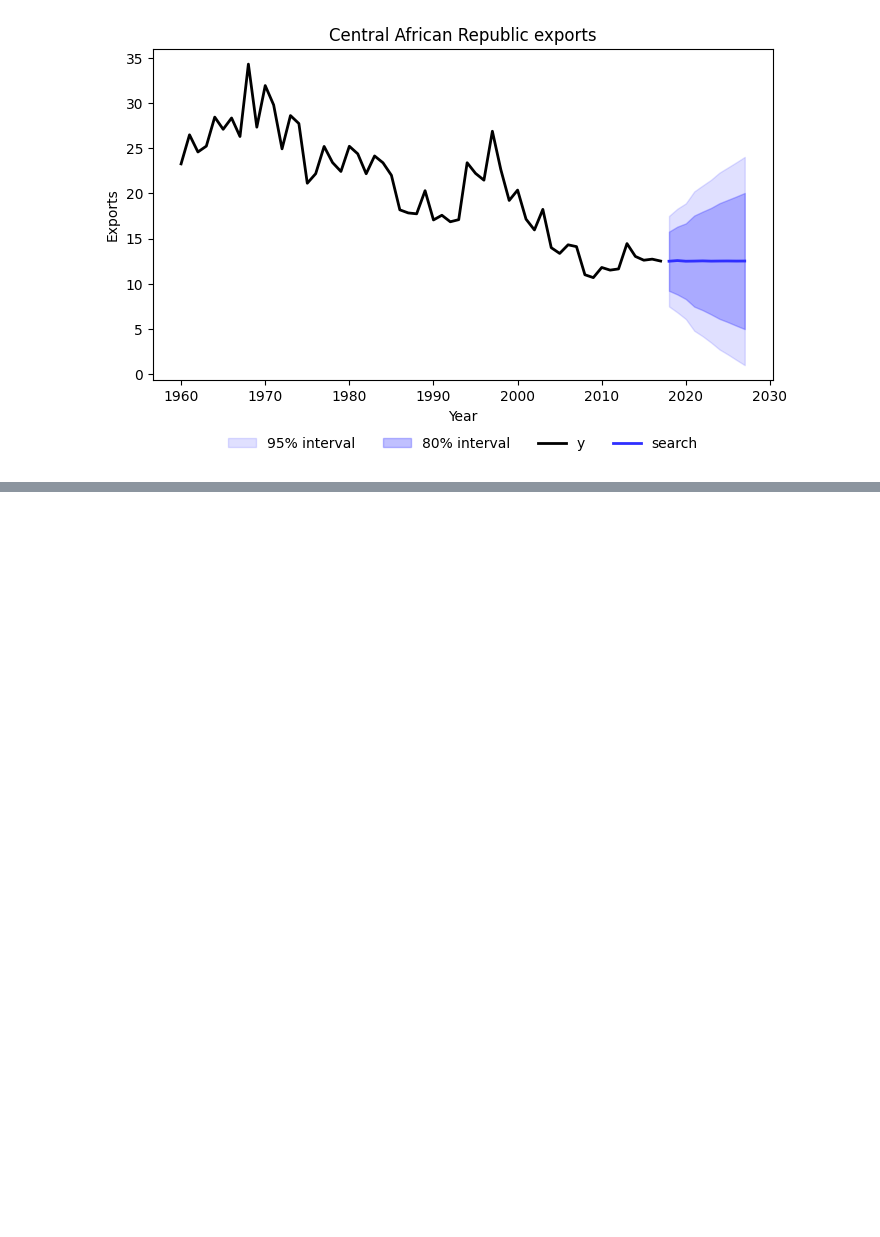
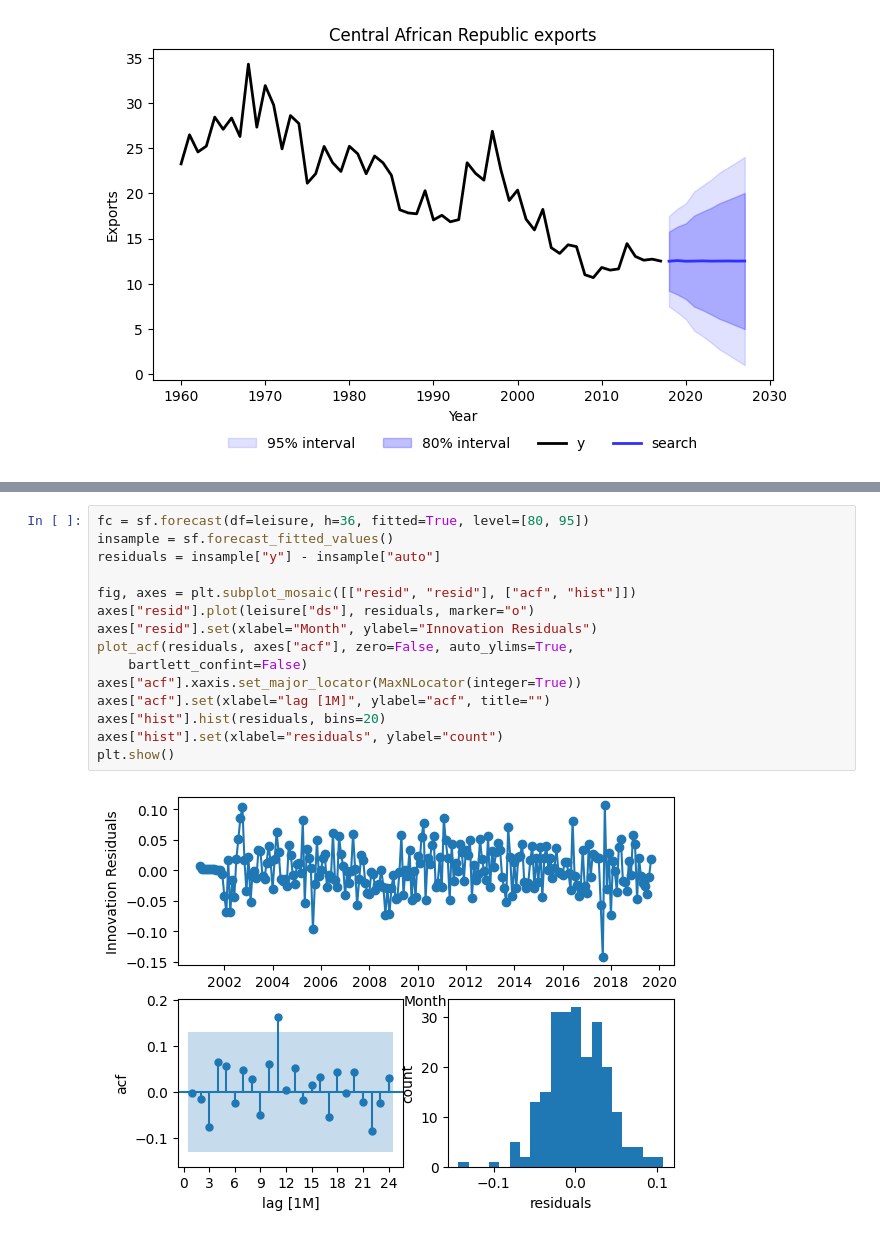
Before and after one commit to omeraytug/fpp3, a Jupyter notebook: code_alongs/09_arima.ipynb, the cells around one changed output, grey strips where cells are left out. Drawn from its saved outputs; the diff is of its cells as text; blank space fills up the shorter version.

```diff
--- a/code_alongs/09_arima.ipynb
+++ b/code_alongs/09_arima.ipynb
@@ -312,0 +400,17 @@ plt.show()
+# %%
+fc = sf.forecast(df=leisure, h=36, fitted=True, level=[80, 95])
+insample = sf.forecast_fitted_values()
+residuals = insample["y"] - insample["auto"]
+
+fig, axes = plt.subplot_mosaic([["resid", "resid"], ["acf", "hist"]])
+axes["resid"].plot(leisure["ds"], residuals, marker="o")
+axes["resid"].set(xlabel="Month", ylabel="Innovation Residuals")
+plot_acf(residuals, axes["acf"], zero=False, auto_ylims=True,
+    bartlett_confint=False)
+axes["acf"].xaxis.set_major_locator(MaxNLocator(integer=True))
+axes["acf"].set(xlabel="lag [1M]", ylabel="acf", title="")
+axes["hist"].hist(residuals, bins=20)
+axes["hist"].set(xlabel="residuals", ylabel="count")
+plt.show()
+# %% [output]
+[figure, added]
```
Also changed, not shown: parts of 17 cells of this notebook.
